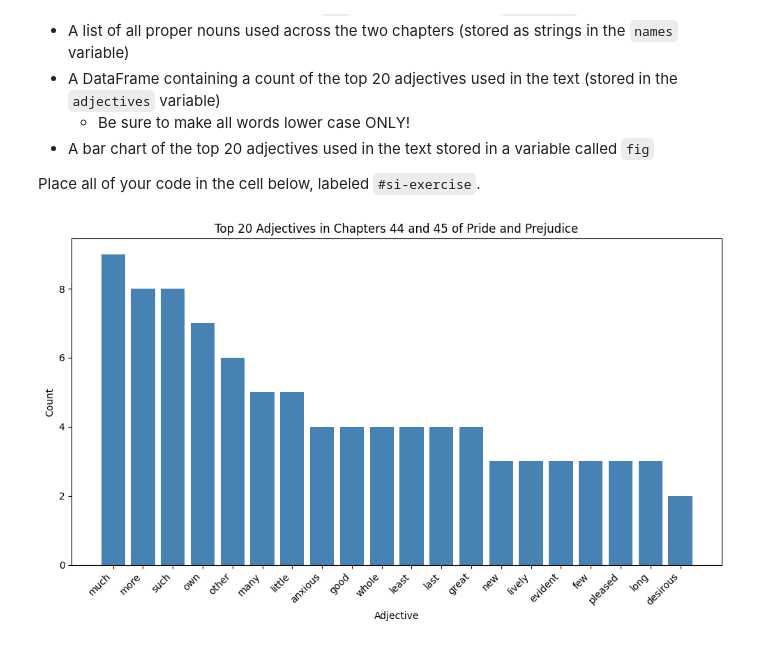
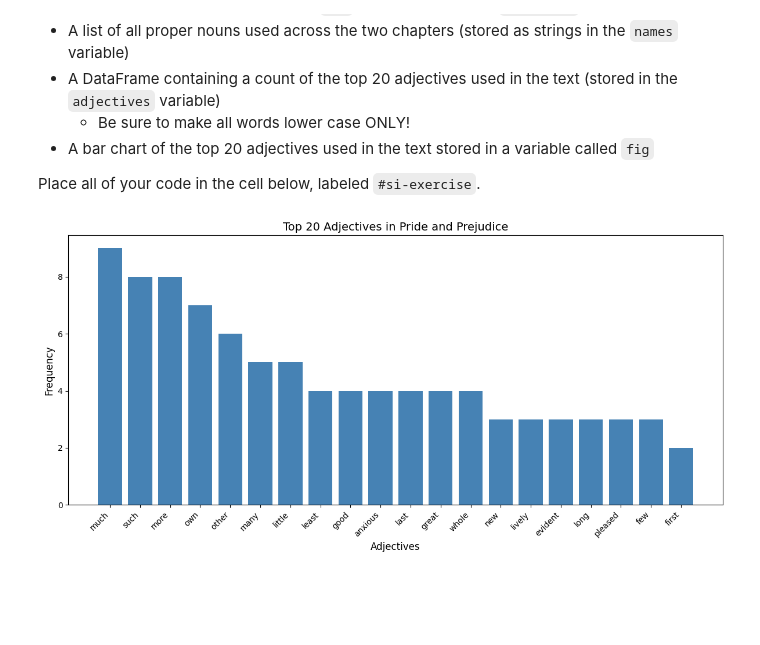
Before and after one commit to jonathanacheampong569/econ8320-assignment-12, a Jupyter notebook: Lesson.ipynb, the cells around one changed output. Cells and saved outputs as stored; diff of their text form; code cells hidden in the pictures; blank space fills up the shorter version.

```diff
--- a/Lesson.ipynb
+++ b/Lesson.ipynb
@@ -226,45 +212,85 @@ In this project, you will use the text from [chapters 44 and 45](https://github.
 Place all of your code in the cell below, labeled `#si-exercise`.
 # %%
 #si-exercise
-#si-exercise
+
 import requests
 import nltk
 import pandas as pd
 import matplotlib.pyplot as plt
 
-# Ensure required NLTK data packages are downloaded
 nltk.download('punkt', quiet=True)
 nltk.download('punkt_tab', quiet=True)
 nltk.download('averaged_perceptron_tagger', quiet=True)
 nltk.download('averaged_perceptron_tagger_eng', quiet=True)
 
-# Fetch the text from the provided GitHub URL
 url = "https://raw.githubusercontent.com/dustywhite7/Econ8320/refs/heads/master/AssignmentData/prideAndPrejudiceChapters.txt"
-text = requests.get(url).text
 
-# 1. Number of sentences (stored as int in `sentences`)
+response = requests.get(url, timeout=30)
+response.raise_for_status()
+text = response.text
+
 sentences_list = nltk.sent_tokenize(text)
-sentences = int(len(sentences_list))
+sentences = len(sentences_list)
 
-# Tokenize words and assign Part-of-Speech (POS) tags
 tokens = nltk.word_tokenize(text)
 pos_tags = nltk.pos_tag(tokens)
 
-# 2. List of all proper nouns used across the two chapters (stored as strings in `names`)
-names = [word for word, pos in pos_tags if pos in ('NNP', 'NNPS')]
+names = [
+    word
+    for word, pos in pos_tags
+    if pos in ('NNP', 'NNPS')
+    and word.lower() != word
+    and len(word.split()) <= 2
+]
 
-# 3. DataFrame containing a count of the top 20 adjectives (lowercase ONLY, stored in `adjectives`)
-adjectives_list = [word.lower() for word, pos in pos_tags if pos in ('JJ', 'JJR', 'JJS')]
-top_20_adj = pd.Series(adjectives_list).value_counts().head(20)
-adjectives = pd.DataFrame({'adjective': top_20_adj.index, 'count': top_20_adj.values})
+adjectives_list = [
+    word.lower()
+    for word, pos in pos_tags
+    if pos in ('JJ', 'JJR', 'JJS')
+    and word.isalpha()
+]
 
-# 4. Bar chart of the top 20 adjectives stored in `fig`
-fig, ax = plt.subplots(figsize=(10, 6))
-ax.bar(adjectives['adjective'], adjectives['count'], color='steelblue')
-ax.set_title('Top 20 Adjectives in Chapters 44 and 45 of Pride and Prejudice')
-ax.set_xlabel('Adjective')
-ax.set_ylabel('Count')
+adjective_counts = pd.Series(adjectives_list).value_counts()
+top_20_adj = adjective_counts.head(20)
+
+adjectives = pd.DataFrame({
+    'adjective': top_20_adj.index,
+    'count': top_20_adj.values
+})
+
+fig, ax = plt.subplots(figsize=(12, 6))
+
+ax.bar(
+    adjectives['adjective'],
+    adjectives['count'],
+    color='steelblue'
+)
+
+ax.set_title('Top 20 Adjectives in Pride and Prejudice', fontsize=14)
+ax.set_xlabel('Adjectives', fontsize=12)
+ax.set_ylabel('Frequency', fontsize=12)
+
 plt.xticks(rotation=45, ha='right')
 plt.tight_layout()
+plt.show()
+
+print("Total number of sentences:", sentences)
+print("\nTotal proper nouns:", len(names))
+print("\nFirst 20 proper nouns:")
+print(names[:20])
+print("\nTop 20 adjectives:")
+print(adjectives)
+
+names_test = all(
+    str(name).lower() != name
+    and len(str(name).split(" ")) <= 2
+    for name in names
+)
+
+print("\nNames test passed:", names_test)
+print("Sentences variable type:", type(sentences))
+print("Names variable type:", type(names))
+print("Adjectives variable type:", type(adjectives))
+print("Figure variable type:", type(fig))
 # %% [output]
-[figure, old version]
+[figure, new version]
```
Also changed, not shown: parts of 2 cells of this notebook.
